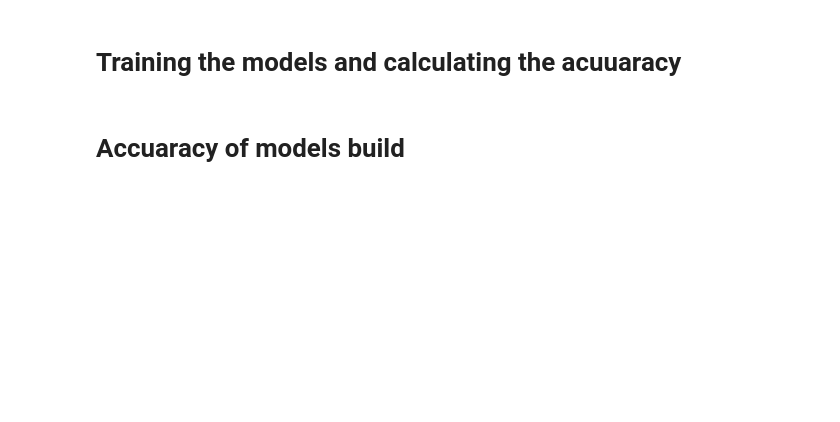
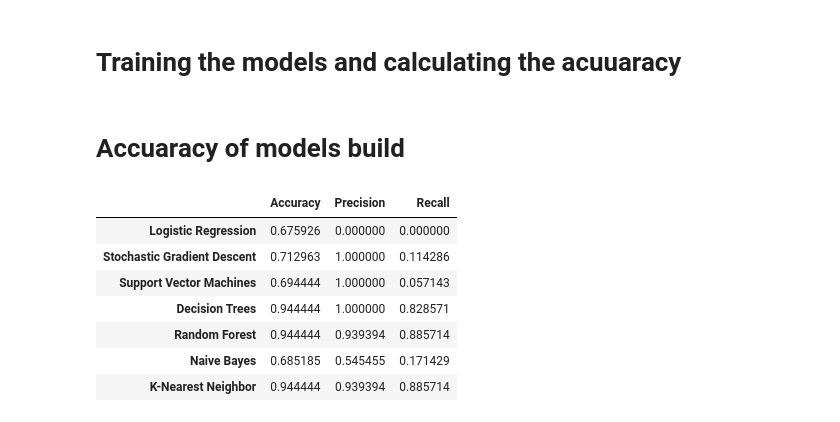
Before and after one commit to rakeshkandhi/Predicting_surgery_outcome, a Jupyter notebook: notebooks/Binary_classification.ipynb, the cells around one changed output. Saved outputs shown, nothing was run; the diff lists cells and outputs as text; code cells hidden in the pictures; blank space fills up the shorter version.

```diff
--- a/notebooks/Binary_classification.ipynb
+++ b/notebooks/Binary_classification.ipynb
@@ -150,7 +157,13 @@ models["Stochastic Gradient Descent"] = SGDClassifier(
 )
 models["Support Vector Machines"] = LinearSVC()
 models["Decision Trees"] = DecisionTreeClassifier()
-models["Random Forest"] = RandomForestClassifier()
+models["Random Forest"] = RandomForestClassifier(
+    n_estimators=200,
+    random_state=42,
+    criterion="entropy",
+    max_depth=10,
+    min_samples_split=3,
+)
 models["Naive Bayes"] = GaussianNB()
 models["K-Nearest Neighbor"] = KNeighborsClassifier()
 # %%
@@ -168,27 +182,35 @@ Model:  KNeighborsClassifier()
 # %% [markdown]
  # Training the models and calculating the acuuaracy
 # %%
-accuracy, precision, recall, r2 = {}, {}, {}, {}
+accuracy, precision, recall = {}, {}, {}
 for i in range(len(list(models))):
     model = list(models.values())[i]
+    key = list(models.keys())[i]
     model.fit(X_train, y_train)
     predictions = model.predict(X_test)
-    accuracy[key] = accuracy_score(predictions, y_test)
-    precision[key] = precision_score(predictions, y_test)
-    recall[key] = recall_score(predictions, y_test)
-    r2[key] = r2_score(predictions, X_test)
+    accuracy[key] = accuracy_score(y_test, predictions)
+    precision[key] = precision_score(y_test, predictions)
+    recall[key] = recall_score(y_test, predictions)
 # %% [markdown]
 # Accuaracy of models build
 # %%
 df_model = pd.DataFrame(
     index=models.keys(), columns=["Accuracy", "Precision", "Recall"]
 )
 df_model["Accuracy"] = accuracy.values()
 df_model["Precision"] = precision.values()
 df_model["Recall"] = recall.values()
-df_model["R2 Score"] = r2_score.values()
 
 df_model
+# %% [output]
+|  | Accuracy | Precision | Recall |
+| Logistic Regression | 0.675926 | 0.000000 | 0.000000 |
+| Stochastic Gradient Descent | 0.712963 | 1.000000 | 0.114286 |
+| Support Vector Machines | 0.694444 | 1.000000 | 0.057143 |
+| Decision Trees | 0.944444 | 1.000000 | 0.828571 |
+| Random Forest | 0.944444 | 0.939394 | 0.885714 |
+| Naive Bayes | 0.685185 | 0.545455 | 0.171429 |
+| K-Nearest Neighbor | 0.944444 | 0.939394 | 0.885714 |
 # %%
 ax = df_model.plot.barh()
 ax.legend(
```
Also changed, not shown: parts of 21 cells of this notebook, 1 other file.
